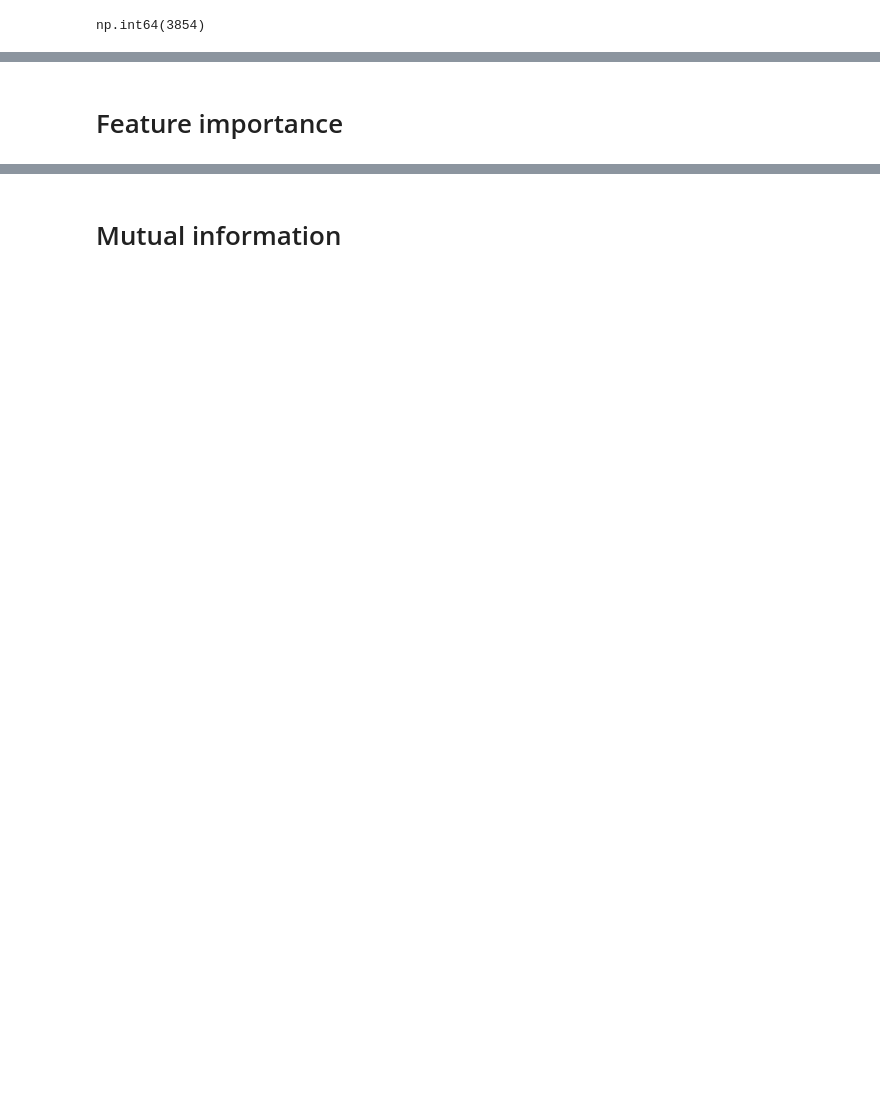
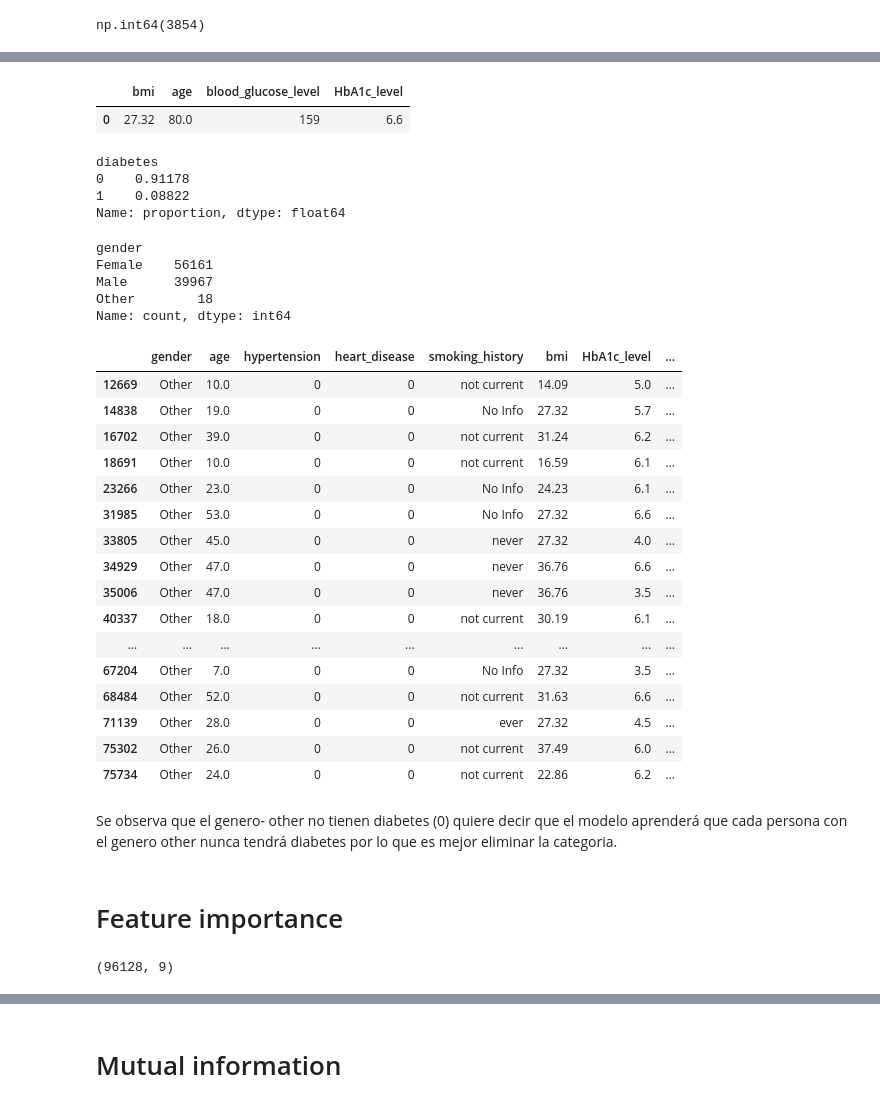
Before and after one commit to fernandoz123/learning-zoomcamp, a Jupyter notebook: 01-intro/mid-project/notebook.ipynb, the cells around one changed output, grey strips where cells are left out. Cells and saved outputs as stored; diff of their text form; code cells hidden in the pictures; blank space fills up the shorter version.

```diff
--- a/01-intro/hw08.ipynb
+++ b/01-intro/mid-project/notebook.ipynb
@@ -224,0 +177,43 @@ Length: 6, dtype: str
+# %%
+df[numerical].mode()
+# %% [output]
+|  | bmi | age | blood_glucose_level | HbA1c_level |
+| 0 | 27.32 | 80.0 | 159 | 6.6 |
+# %%
+#Distribucion de variable objetivo despues de eliminar duplicados
+df['diabetes'].value_counts(normalize=True)
+# %% [output]
+diabetes
+0    0.91178
+1    0.08822
+Name: proportion, dtype: float64
+# %%
+df['gender'].value_counts()
+# %% [output]
+gender
+Female    56161
+Male      39967
+Other        18
+Name: count, dtype: int64
+# %%
+df[df['gender']=='Other']
+# %% [output]
+|  | gender | age | hypertension | heart_disease | smoking_history | bmi | HbA1c_level | ... |
+| 12669 | Other | 10.0 | 0 | 0 | not current | 14.09 | 5.0 | ... |
+| 14838 | Other | 19.0 | 0 | 0 | No Info | 27.32 | 5.7 | ... |
+| 16702 | Other | 39.0 | 0 | 0 | not current | 31.24 | 6.2 | ... |
+| 18691 | Other | 10.0 | 0 | 0 | not current | 16.59 | 6.1 | ... |
+| 23266 | Other | 23.0 | 0 | 0 | No Info | 24.23 | 6.1 | ... |
+| 31985 | Other | 53.0 | 0 | 0 | No Info | 27.32 | 6.6 | ... |
+| 33805 | Other | 45.0 | 0 | 0 | never | 27.32 | 4.0 | ... |
+| 34929 | Other | 47.0 | 0 | 0 | never | 36.76 | 6.6 | ... |
+| 35006 | Other | 47.0 | 0 | 0 | never | 36.76 | 3.5 | ... |
+| 40337 | Other | 18.0 | 0 | 0 | not current | 30.19 | 6.1 | ... |
+| ... | ... | ... | ... | ... | ... | ... | ... | ... |
+| 67204 | Other | 7.0 | 0 | 0 | No Info | 27.32 | 3.5 | ... |
+| 68484 | Other | 52.0 | 0 | 0 | not current | 31.63 | 6.6 | ... |
+| 71139 | Other | 28.0 | 0 | 0 | ever | 27.32 | 4.5 | ... |
+| 75302 | Other | 26.0 | 0 | 0 | not current | 37.49 | 6.0 | ... |
+| 75734 | Other | 24.0 | 0 | 0 | not current | 22.86 | 6.2 | ... |
+# %% [markdown]
+Se observa que el genero- other no tienen diabetes (0) quiere decir que el modelo aprenderá que cada persona con el genero other nunca tendrá diabetes por lo que es mejor eliminar la categoria.
@@ -225,5 +224,9 @@ Length: 6, dtype: str
 # %% [markdown]
 # Feature importance
+# %%
+df.shape
+# %% [output]
+(96128, 9)
 # %%
 from sklearn.model_selection import train_test_split
 
```
Also changed, not shown: parts of 41 cells of this notebook, 5 other files.
